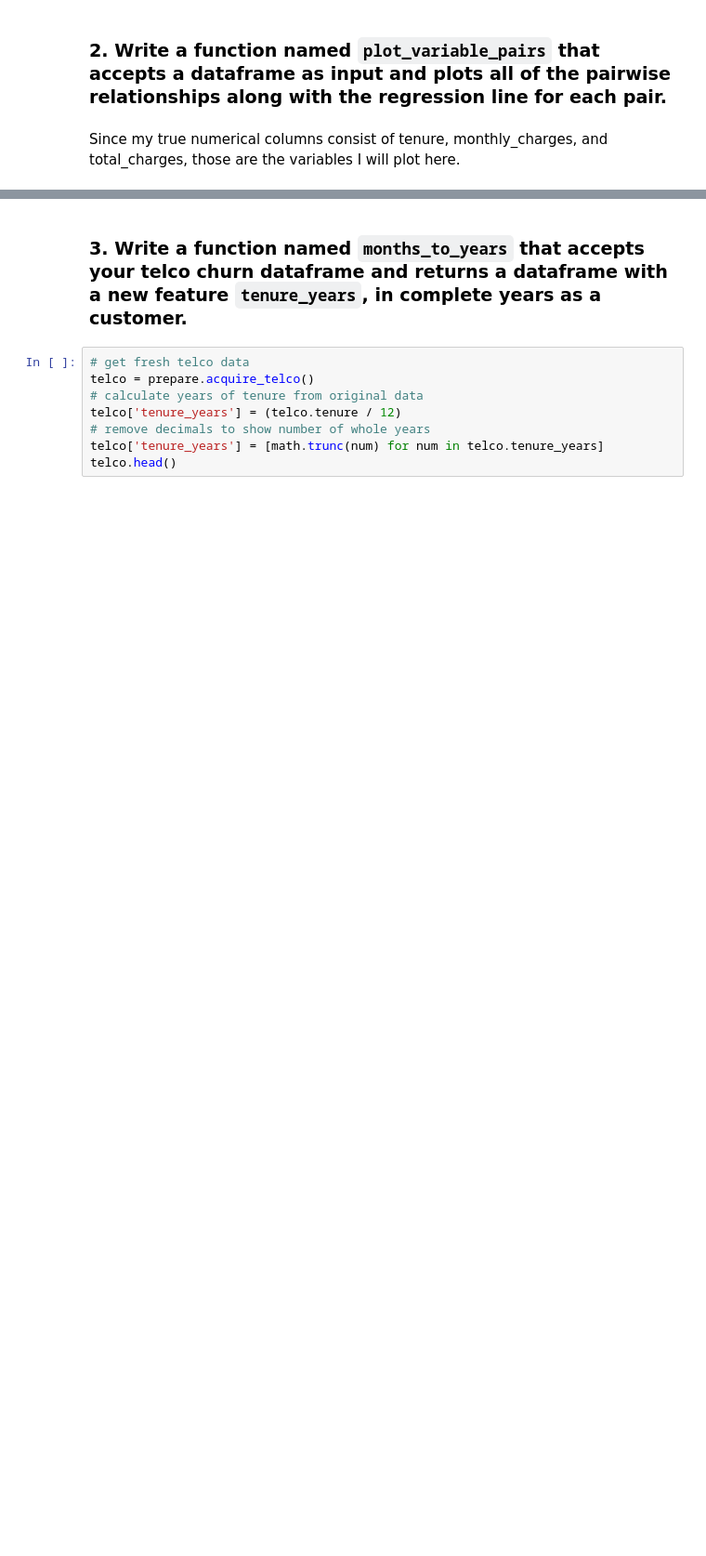
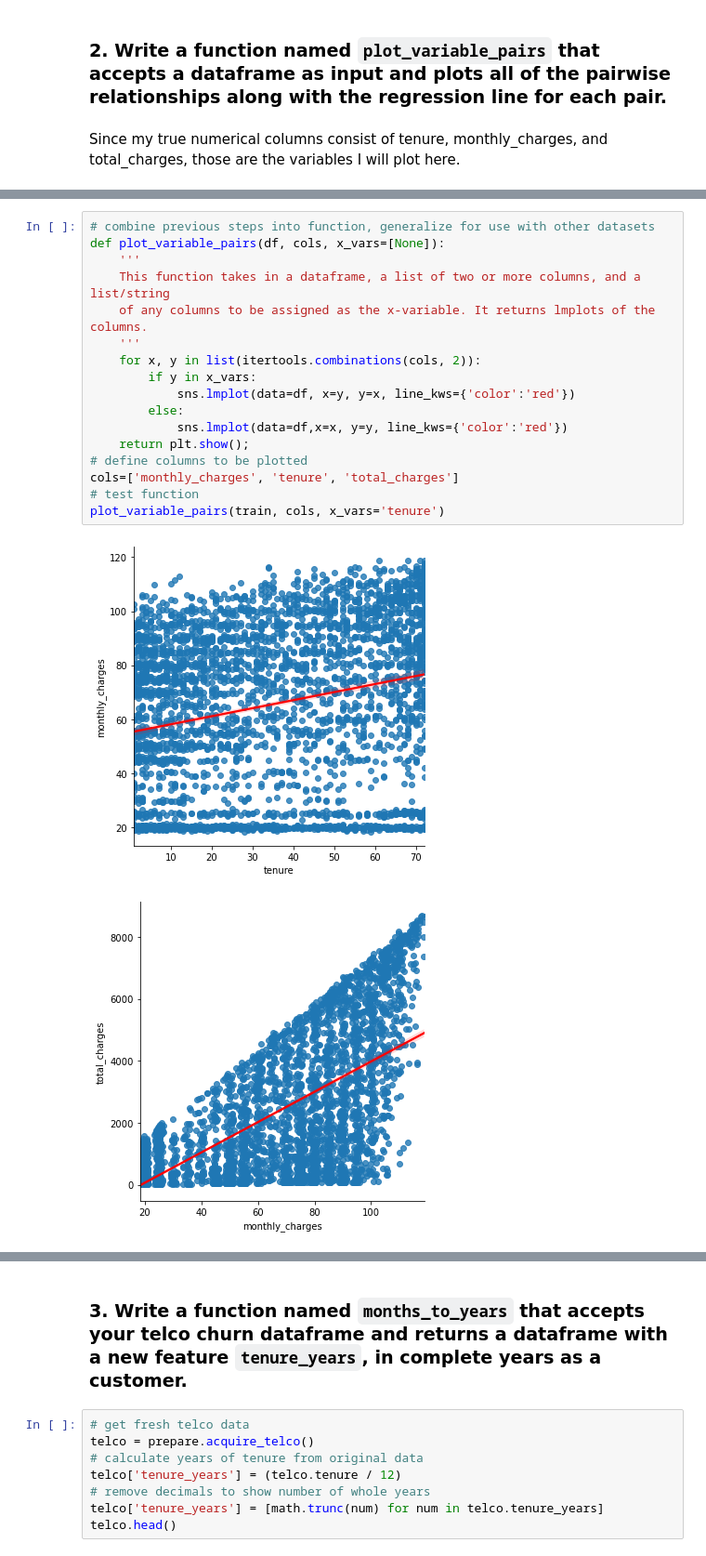
Before and after one commit to sophia-stewart/regression-exercises, a Jupyter notebook: explore.ipynb, the cells around one changed output, grey strips where cells are left out. Shown at 93% size. Saved outputs shown, nothing was run; the diff lists cells and outputs as text; blank space fills up the shorter version.

```diff
--- a/explore.ipynb
+++ b/explore.ipynb
@@ -72,0 +110,20 @@ plot_variable_pairs(train)
+# %%
+# combine previous steps into function, generalize for use with other datasets
+def plot_variable_pairs(df, cols, x_vars=[None]):
+    '''
+    This function takes in a dataframe, a list of two or more columns, and a list/string
+    of any columns to be assigned as the x-variable. It returns lmplots of the columns.
+    '''
+    for x, y in list(itertools.combinations(cols, 2)):
+        if y in x_vars:
+            sns.lmplot(data=df, x=y, y=x, line_kws={'color':'red'})
+        else:
+            sns.lmplot(data=df,x=x, y=y, line_kws={'color':'red'})
+    return plt.show();
+# define columns to be plotted
+cols=['monthly_charges', 'tenure', 'total_charges']
+# test function
+plot_variable_pairs(train, cols, x_vars='tenure')
+# %% [output]
+[figure, added]
+[figure, added]
```
Also changed, not shown: parts of 27 cells of this notebook, 2 other files.
